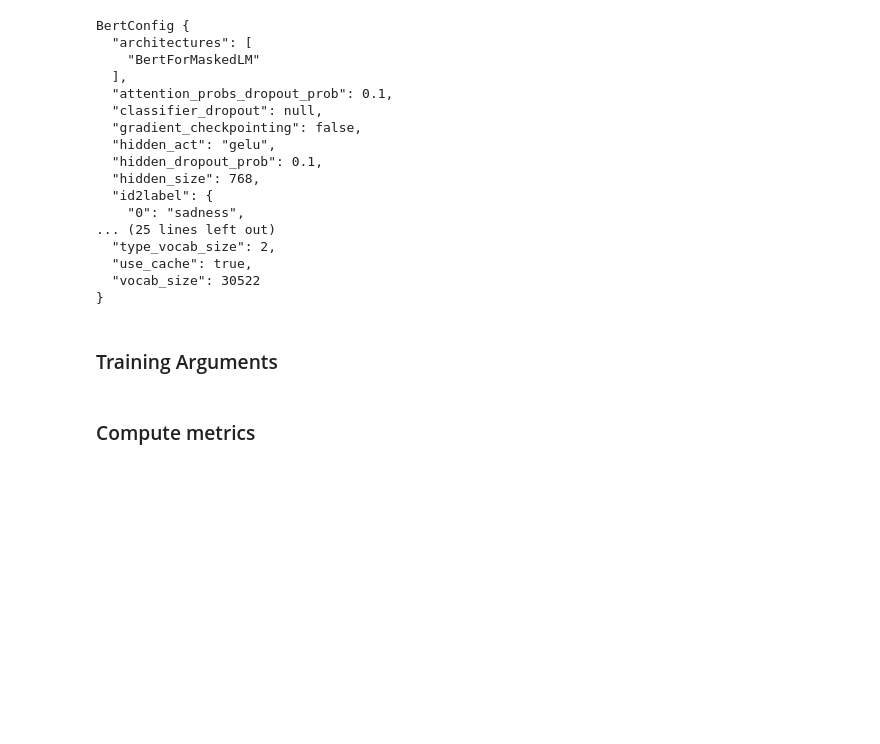
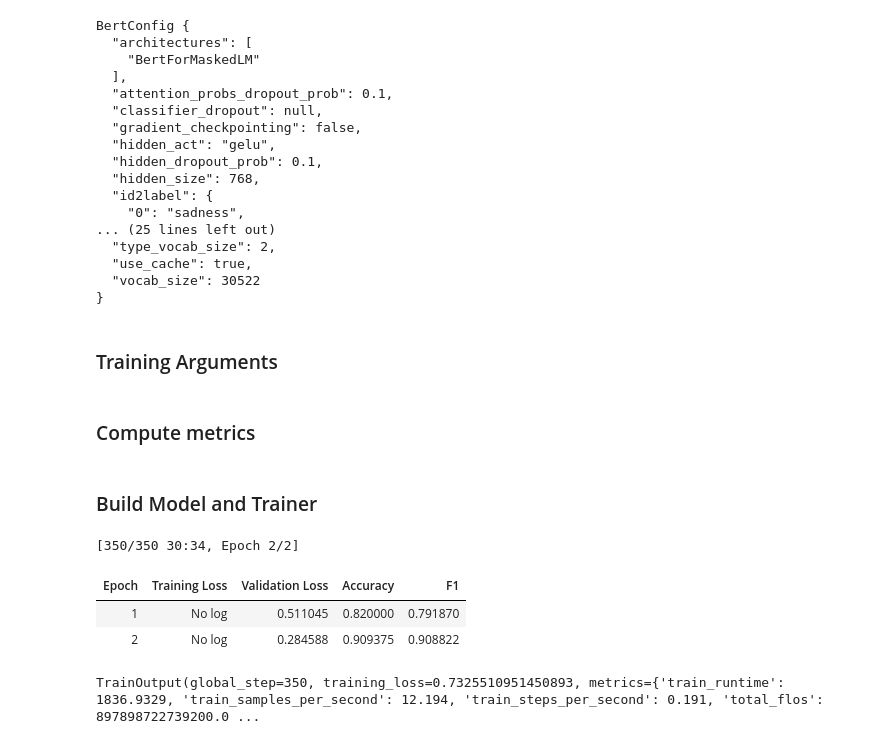
Before and after one commit to tharani001/Fine-Tuning-BERT-for-Emotion-Analysis-of-Textual-Data, a Jupyter notebook: code/bert_finetune.ipynb, the cells around one changed output. Drawn from its saved outputs; the diff is of its cells as text; code cells hidden in the pictures; blank space fills up the shorter version.

Commit message:
trained model

```diff
--- a/code/bert_finetune.ipynb
+++ b/code/bert_finetune.ipynb
@@ -209,3 +209,21 @@ def compute_metrics(pred):
     acc = accuracy_score(labels, preds)
 
     return {"accuracy": acc, "f1": f1}
+# %% [markdown]
+### Build Model and Trainer
+# %%
+from transformers import Trainer
+
+trainer = Trainer(model=model, args=training_args,
+                  compute_metrics=compute_metrics,
+                  train_dataset = emotion_encoded['train'],
+                  eval_dataset = emotion_encoded['validation'],
+                  tokenizer = tokenizer)
+# %%
+trainer.train()
+# %% [output]
+[350/350 30:34, Epoch 2/2]
+| Epoch | Training Loss | Validation Loss | Accuracy | F1 |
+| 1 | No log | 0.511045 | 0.820000 | 0.791870 |
+| 2 | No log | 0.284588 | 0.909375 | 0.908822 |
+TrainOutput(global_step=350, training_loss=0.7325510951450893, metrics={'train_runtime': 1836.9329, 'train_samples_per_second': 12.194, 'train_steps_per_second': 0.191, 'total_flos': 897898722739200.0 ...
```
